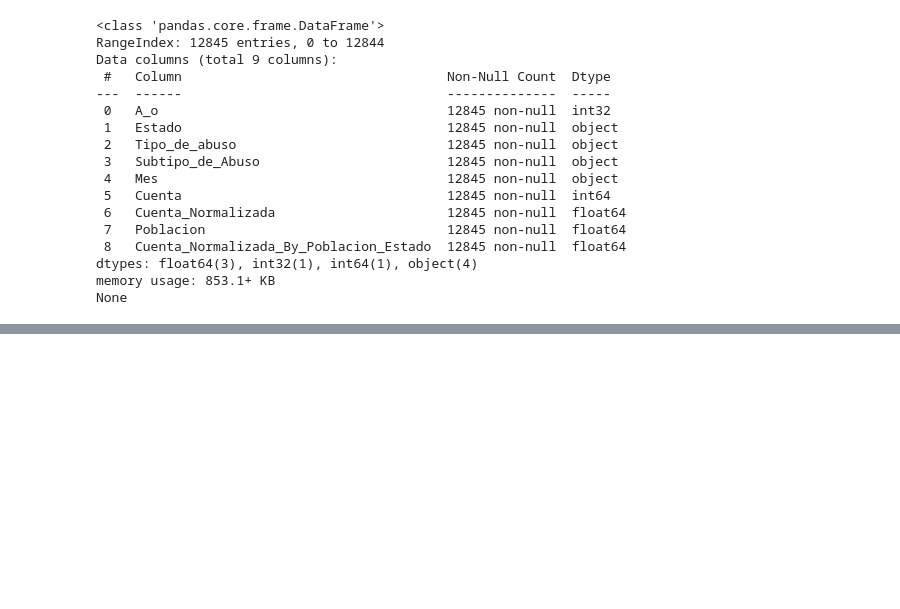
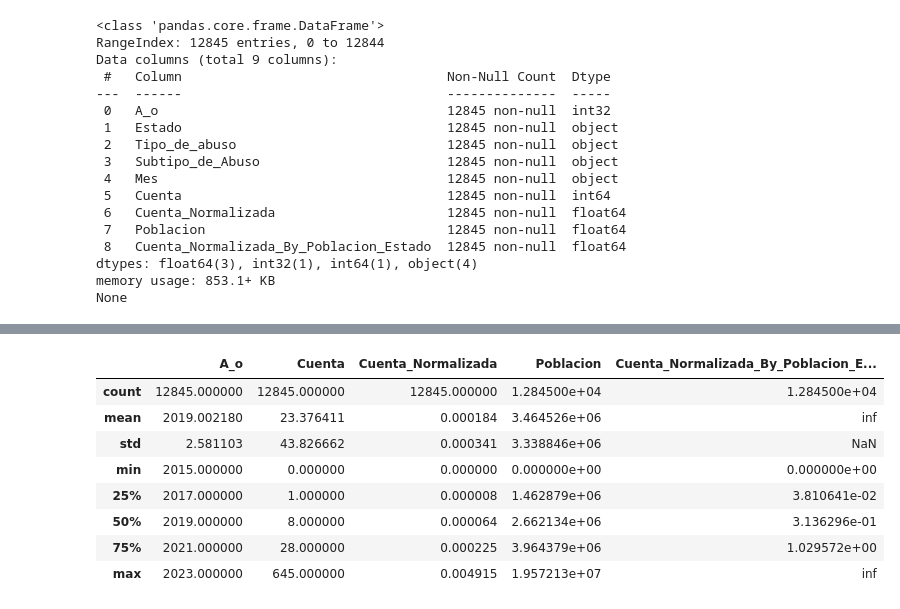
Before and after one commit to BlackEddit/EDA_Cleasings, a Jupyter notebook: EDA_Sex_Agre_New.ipynb, the cells around one changed output, grey strips where cells are left out. Saved outputs shown, nothing was run; the diff lists cells and outputs as text; code cells hidden in the pictures; blank space fills up the shorter version.

```diff
--- a/EDA_Sex_Agre_New.ipynb
+++ b/EDA_Sex_Agre_New.ipynb
@@ -902,0 +905,12 @@ plt.show()
+# %%
+df_final_22Sep.describe()
+# %% [output]
+|  | A_o | Cuenta | Cuenta_Normalizada | Poblacion | Cuenta_Normalizada_By_Poblacion_E... |
+| count | 12845.000000 | 12845.000000 | 12845.000000 | 1.284500e+04 | 1.284500e+04 |
+| mean | 2019.002180 | 23.376411 | 0.000184 | 3.464526e+06 | inf |
+| std | 2.581103 | 43.826662 | 0.000341 | 3.338846e+06 | NaN |
+| min | 2015.000000 | 0.000000 | 0.000000 | 0.000000e+00 | 0.000000e+00 |
+| 25% | 2017.000000 | 1.000000 | 0.000008 | 1.462879e+06 | 3.810641e-02 |
+| 50% | 2019.000000 | 8.000000 | 0.000064 | 2.662134e+06 | 3.136296e-01 |
+| 75% | 2021.000000 | 28.000000 | 0.000225 | 3.964379e+06 | 1.029572e+00 |
+| max | 2023.000000 | 645.000000 | 0.004915 | 1.957213e+07 | inf |
```
Also changed, not shown: parts of 1 cell of this notebook.
